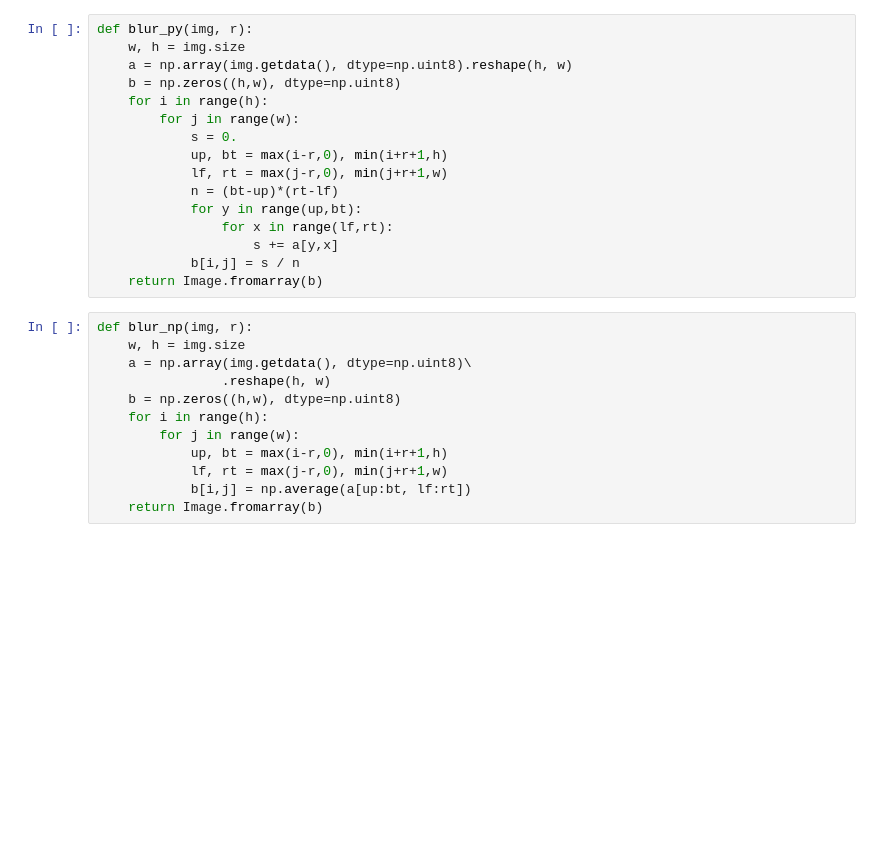
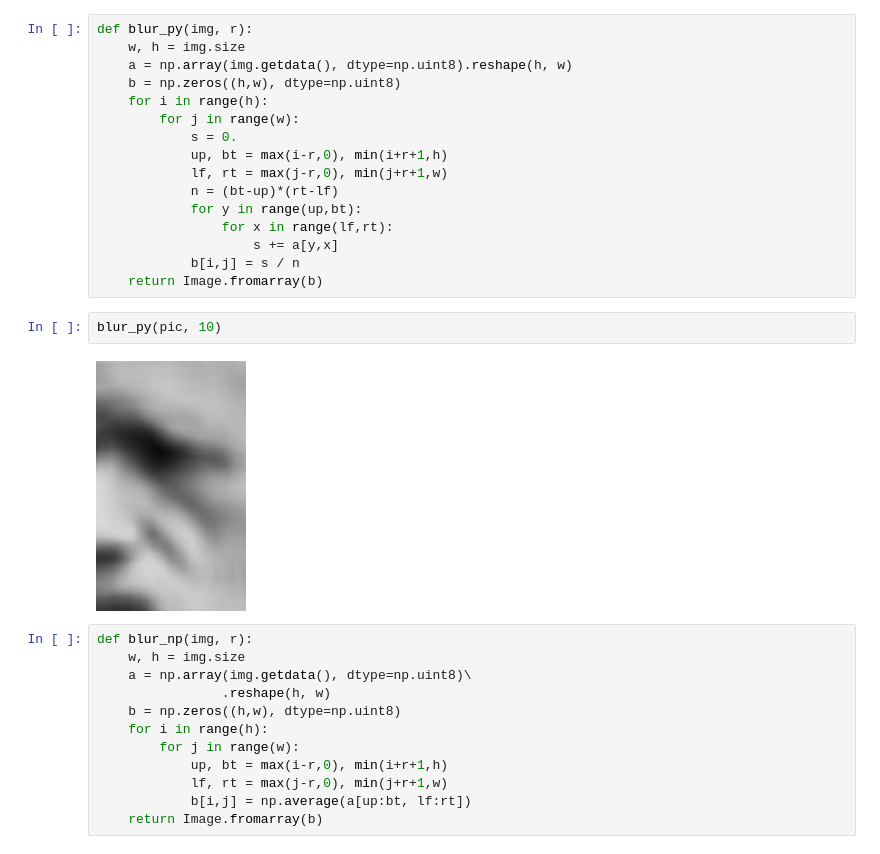
Before and after one commit to mivt18/02blur, a Jupyter notebook: 02blur.ipynb, the cells around one changed output. Cells and saved outputs as stored; diff of their text form; blank space fills up the shorter version.

```diff
--- a/02blur.ipynb
+++ b/02blur.ipynb
@@ -40,6 +42,10 @@ def blur_py(img, r):
                     s += a[y,x]
             b[i,j] = s / n
     return Image.fromarray(b)
+# %%
+blur_py(pic, 10)
+# %% [output]
+[figure, added]
 # %%
 def blur_np(img, r):
     w, h = img.size
```
Also changed, not shown: parts of 5 cells of this notebook.
